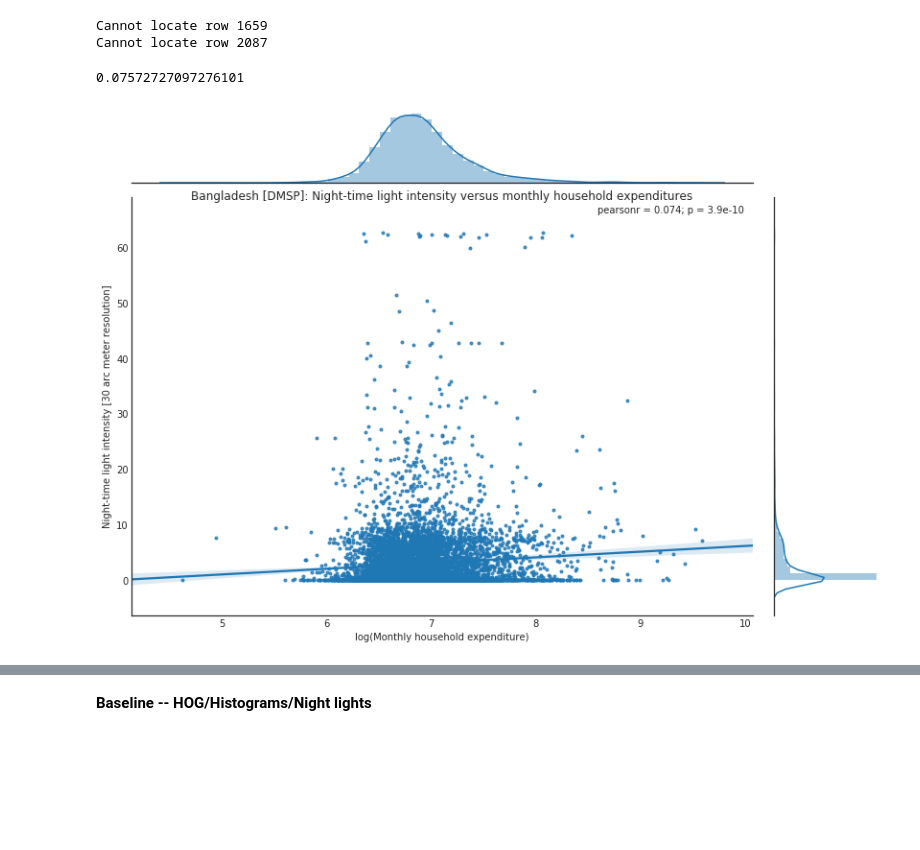
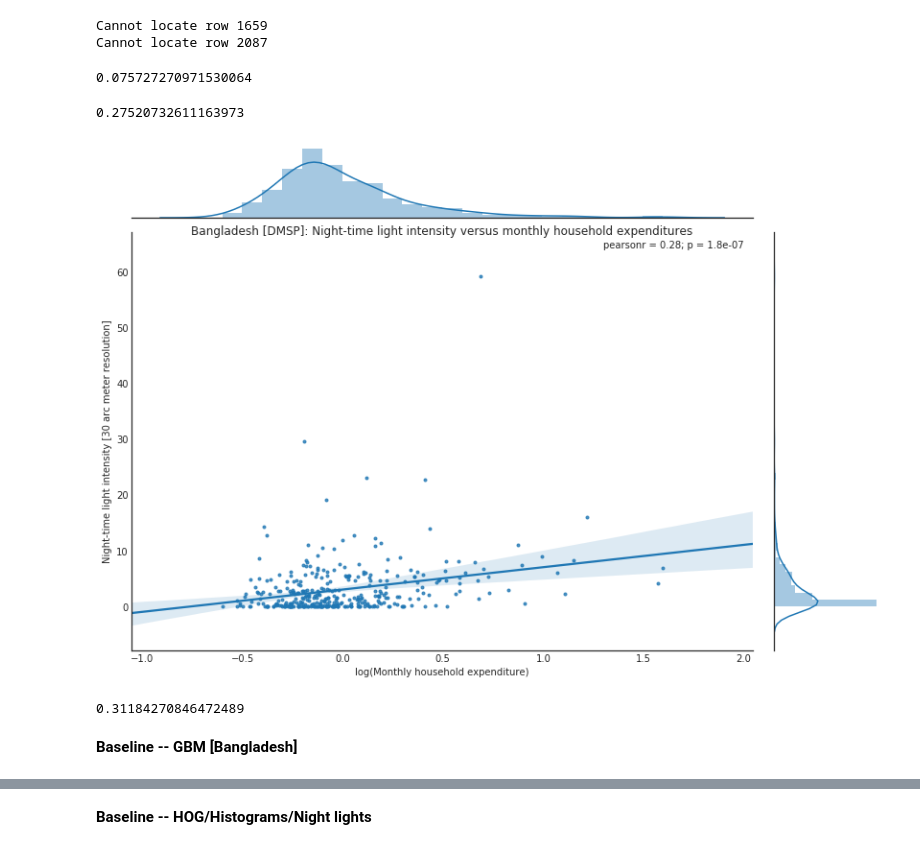
Before and after one commit to chrisyeh96/india-poverty, a Jupyter notebook: baselines/baselines.ipynb, the cells around one changed output, grey strips where cells are left out. Saved outputs shown, nothing was run; the diff lists cells and outputs as text; code cells hidden in the pictures; blank space fills up the shorter version.

```diff
--- a/baselines/baselines.ipynb
+++ b/baselines/baselines.ipynb
@@ -253,7 +274,3 @@ for i, idx in enumerate(bangladesh_2015.index):
 # %% [output]
 Cannot locate row 1659
 Cannot locate row 2087
-# %%
-for i, idx in enumerate(bangladesh_2015.index):
-  district = bangladesh_2015["District"][i]
-  dmsp_night_intensities["bangladesh_grouped"][district_to_idx[district]] += dmsp_night_intensities["bangladesh"][i]
@@ -265,16 +277,29 @@ df_dmsp_filt = df_dmsp[df_dmsp["totexp_m_pc"] > 0]
-# %%
-pearsonr(df_dmsp_filt["totexp_m_pc"], df_dmsp_filt["dmsp"])
-# %% [output]
-0.07572727097276101
+# %%
+bangladesh_2015["dmsp"] = dmsp_night_intensities["bangladesh"]
+# %%
+bangladesh_2015["dmsp"].corr(bangladesh_2015["totexp_m_pc"])
+# %% [output]
+0.075727270971530064
+# %%
+light = bangladesh_2015.groupby(group_level)["dmsp"].mean()
+expen = bangladesh_2015.groupby(group_level)["totexp_m_pc"].mean()
+expen.corr(light)
+# %% [output]
+0.27520732611163973
 # %%
-fig = sns.jointplot(np.log(df_dmsp_filt["totexp_m_pc"]), df_dmsp_filt["dmsp"],
-                    kind="reg", size=8, marker=".")
-fig.fig.set_size_inches((12, 8))
-fig.ax_joint.set(ylabel="Night-time light intensity [30 arc meter resolution]",
-                 xlabel="log(Monthly household expenditure)")
-fig.ax_joint.set_title("Bangladesh [DMSP]: Night-time light intensity versus monthly household expenditures", y=0.98);
+def plot_nightlight_vs_exp(expen, light):
+  """
+  Plot expenditures vs night lights
+  """
+  fig = sns.jointplot(expen, light, kind="reg", size=8, marker=".")
+  fig.fig.set_size_inches((12, 8))
+  fig.ax_joint.set(ylabel="Night-time light intensity [30 arc meter resolution]",
+                   xlabel="log(Monthly household expenditure)")
+  fig.ax_joint.set_title("Bangladesh [DMSP]: Night-time light intensity versus monthly household expenditures", y=0.98);
-# %% [output]
-[figure, removed]
+# %%
+plot_nightlight_vs_exp(expen, light)
+# %% [output]
+[figure, added]
 # %%
 diameter = 7
 for i, idx in enumerate(india.index):
@@ -290,0 +318,6 @@ for i, idx in enumerate(india.index):
+# %%
+india["secc_cons_per_cap_scaled"].corr(india["dmsp"])
+# %% [output]
+0.31184270846472489
+# %% [markdown]
+**Baseline -- GBM [Bangladesh]**
```
Also changed, not shown: parts of 73 cells of this notebook, 6 other files.
